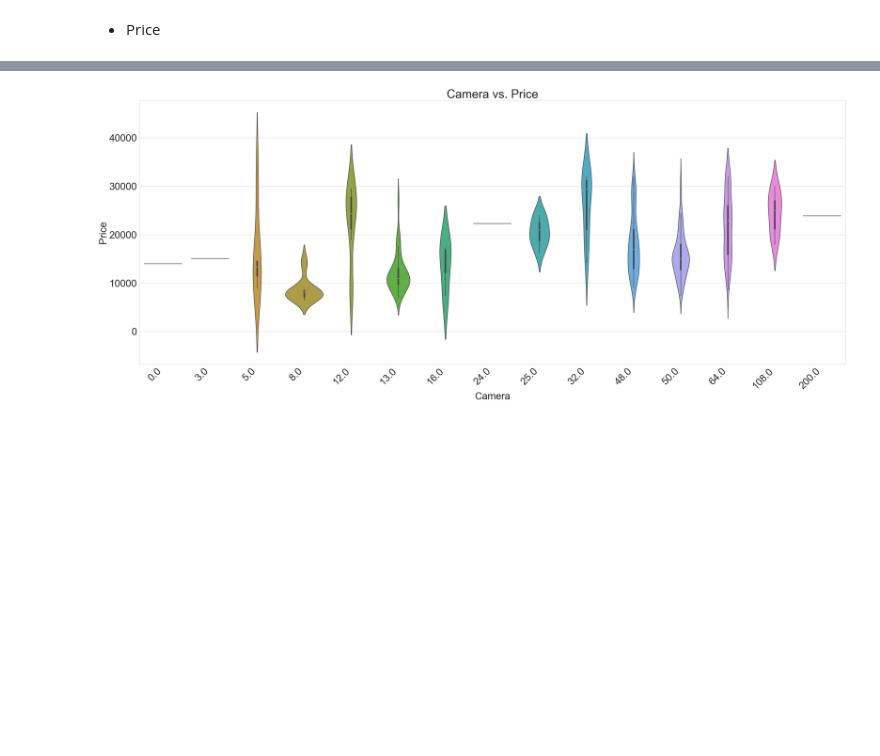
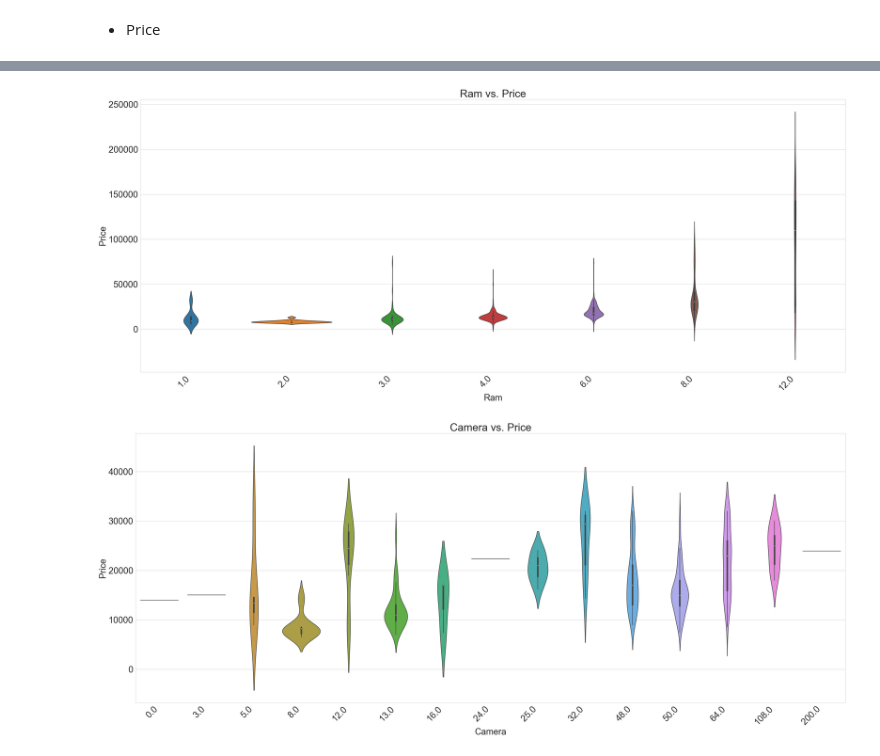
Before and after one commit to JanKosgei/Smartphone-Recommender-System, a Jupyter notebook: Recommender.ipynb, the cells around one changed output, grey strips where cells are left out. Cells and saved outputs as stored; diff of their text form; code cells hidden in the pictures; blank space fills up the shorter version.

```diff
--- a/Recommender.ipynb
+++ b/Recommender.ipynb
@@ -261,3 +260,14 @@ plt.show()
+# %%
+plt.figure(figsize=(30, 13))
+sns.violinplot(x='ram', y='price', data=full_data)
+plt.xlabel('Ram')
+plt.ylabel('Price')
+plt.title('Ram vs. Price')
+plt.xticks(rotation=45, ha='right')
+plt.tight_layout()
+plt.show()
+# %% [output]
+[figure, added]
 # %%
 plt.figure(figsize=(30, 13))
 sns.violinplot(x='camera', y='price', data=full_data)
```
Also changed, not shown: parts of 32 cells of this notebook.
